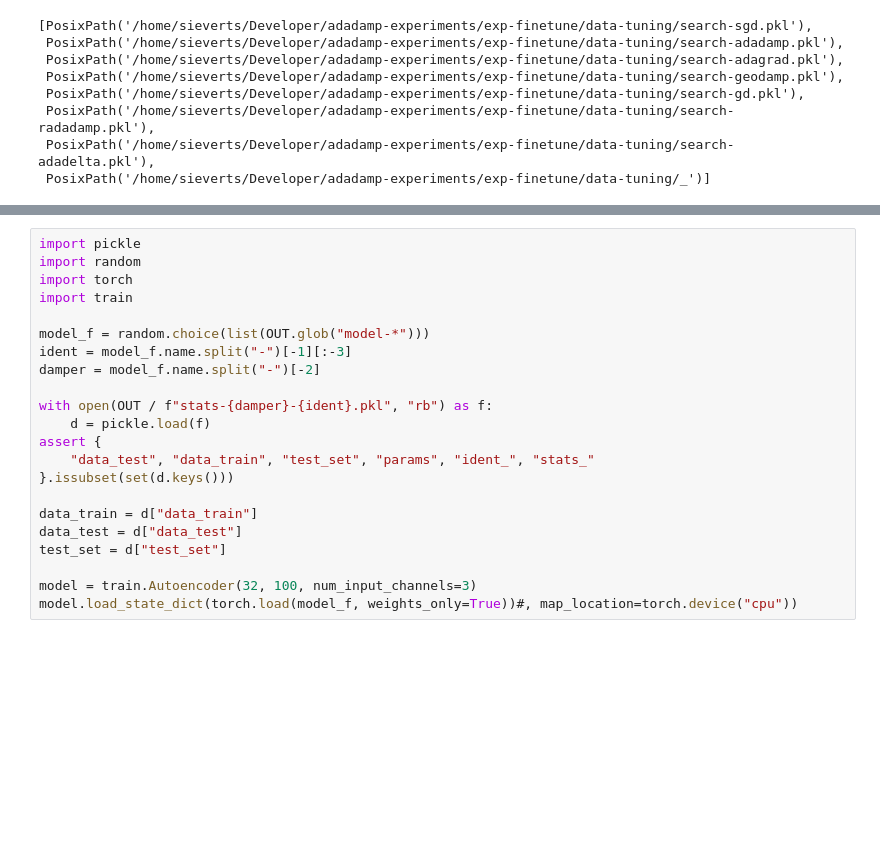
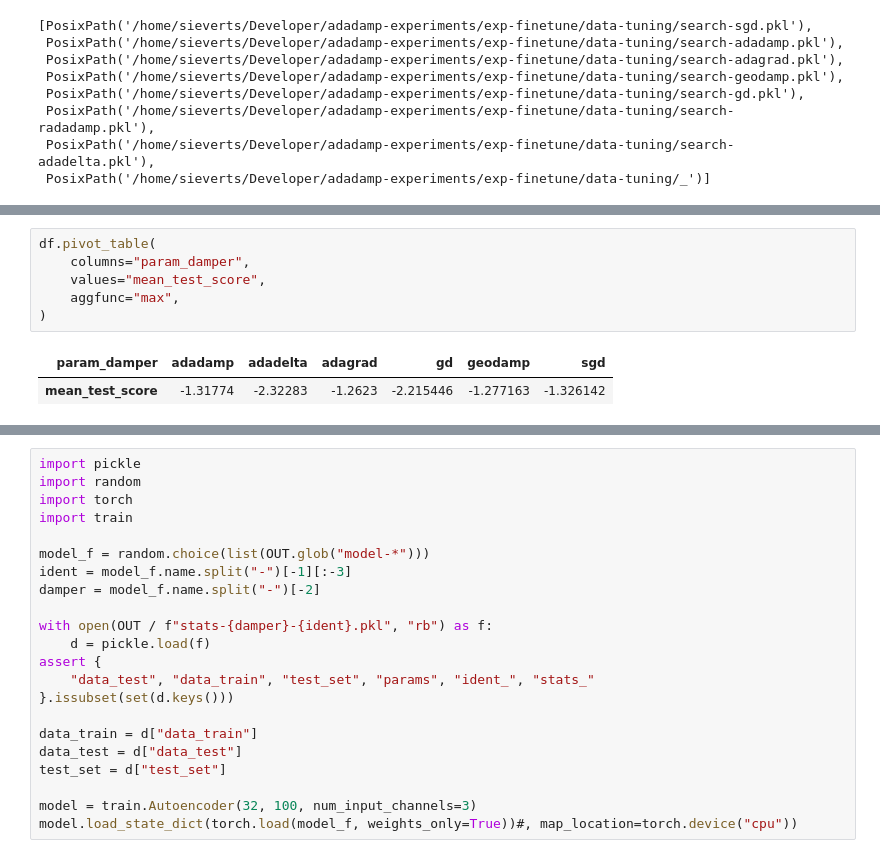
Before and after one commit to stsievert/adadamp-experiments, a Jupyter notebook: exp-finetune/viz-single.ipynb, the cells around one changed output, grey strips where cells are left out. Drawn from its saved outputs; the diff is of its cells as text; blank space fills up the shorter version.

```diff
--- a/exp-finetune/viz-single.ipynb
+++ b/exp-finetune/viz-single.ipynb
@@ -57,0 +101,9 @@ Index(['mean_fit_time', 'std_fit_time', 'mean_score_time', 'std_score_time',
+# %%
+df.pivot_table(
+    columns="param_damper",
+    values="mean_test_score",
+    aggfunc="max",
+)
+# %% [output]
+| param_damper | adadamp | adadelta | adagrad | gd | geodamp | sgd |
+| mean_test_score | -1.31774 | -2.32283 | -1.2623 | -2.215446 | -1.277163 | -1.326142 |
```
Also changed, not shown: parts of 11 cells of this notebook, 2 other files.
